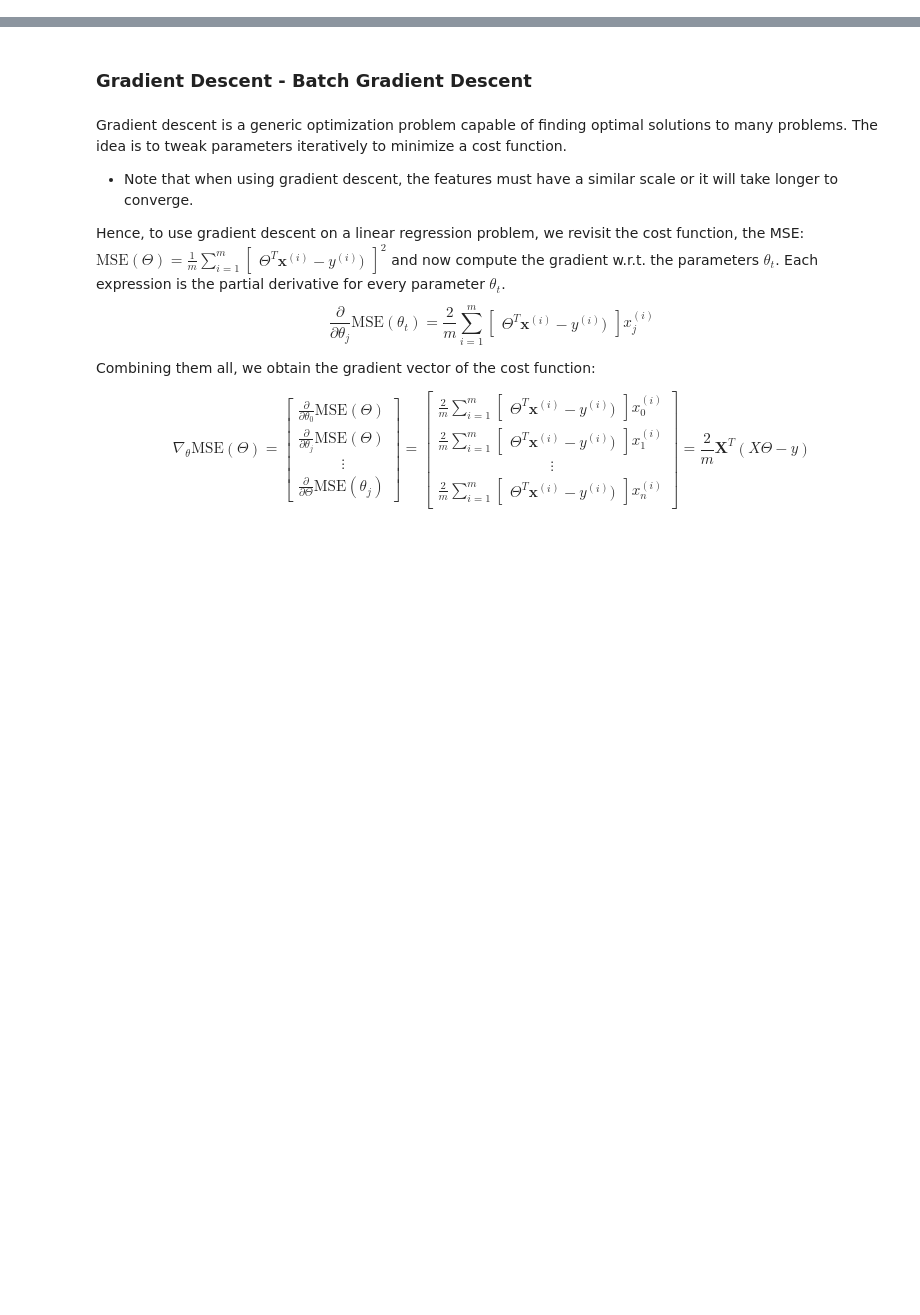
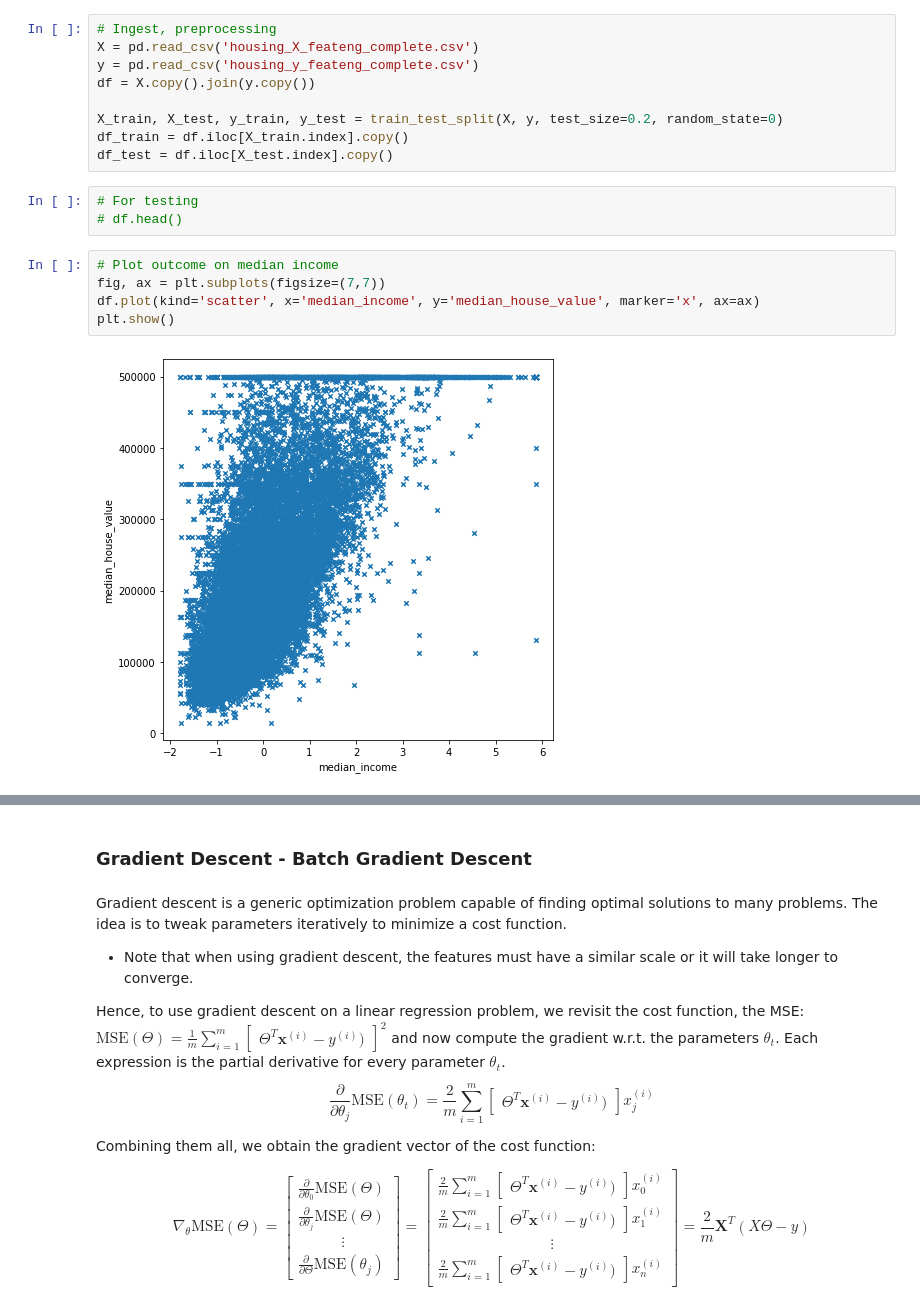
Before and after one commit to bryanblackbee/topic__hands-on-machine-learning, a Jupyter notebook: chap04/04-textbook-training-models-01.ipynb, the cells around one changed output, grey strips where cells are left out. Cells and saved outputs as stored; diff of their text form; blank space fills up the shorter version.

```diff
--- a/chap04/04-textbook-training-models-01.ipynb
+++ b/chap04/04-textbook-training-models-01.ipynb
@@ -4,0 +14,19 @@
+# %%
+# Ingest, preprocessing
+X = pd.read_csv('housing_X_feateng_complete.csv')
+y = pd.read_csv('housing_y_feateng_complete.csv')
+df = X.copy().join(y.copy())
+
+X_train, X_test, y_train, y_test = train_test_split(X, y, test_size=0.2, random_state=0)
+df_train = df.iloc[X_train.index].copy()
+df_test = df.iloc[X_test.index].copy()
+# %%
+# For testing
+# df.head()
+# %%
+# Plot outcome on median income
+fig, ax = plt.subplots(figsize=(7,7))
+df.plot(kind='scatter', x='median_income', y='median_house_value', marker='x', ax=ax)
+plt.show()
+# %% [output]
+[figure, added]
```
Also changed, not shown: parts of 33 cells of this notebook, 2 other files.
